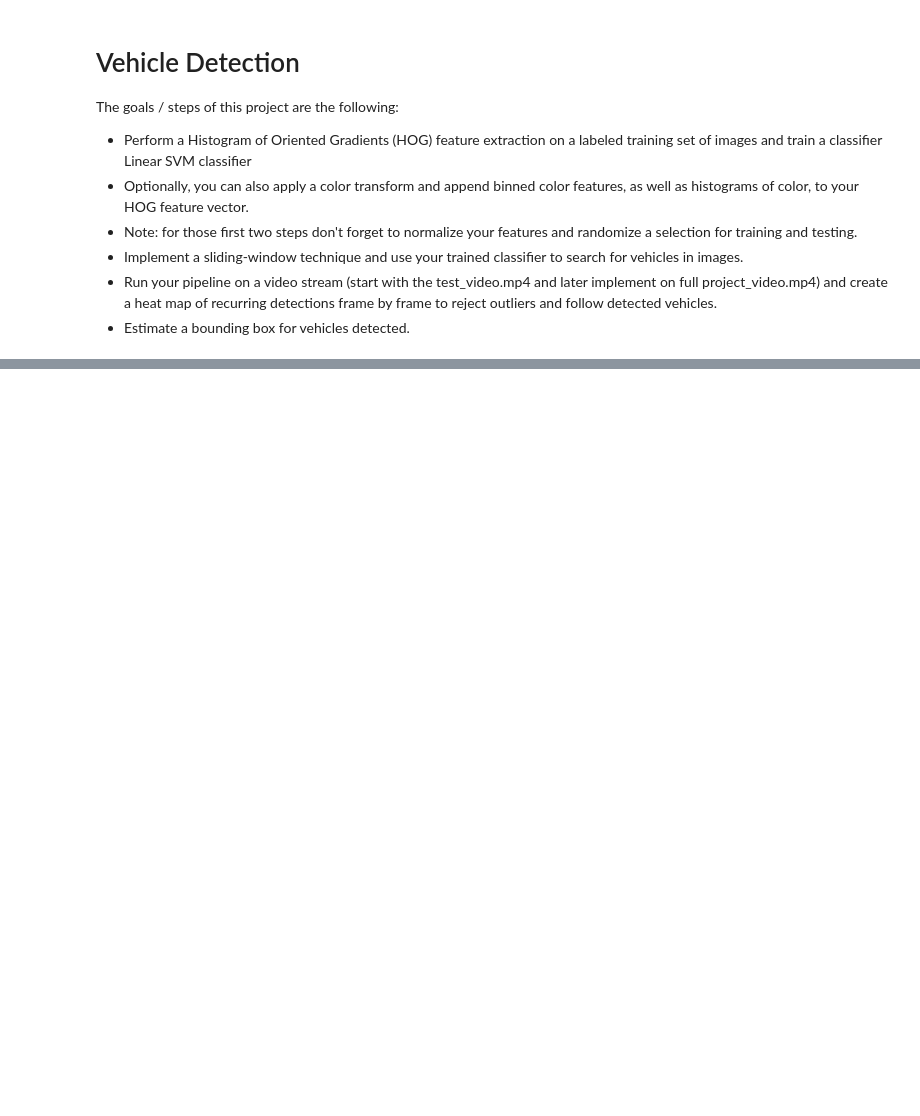
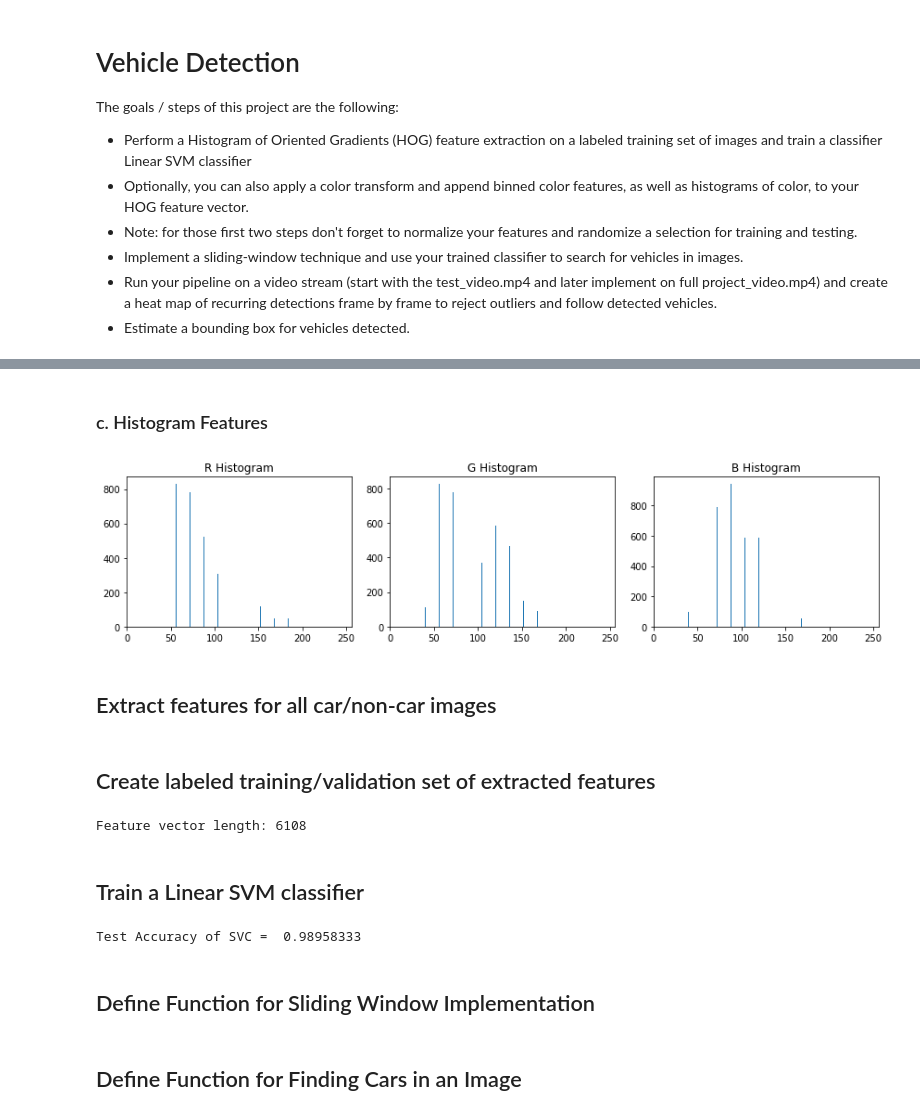
Before and after one commit to mkoehnke/CarND-Vehicle-Detection, a Jupyter notebook: Vehilce-Detection.ipynb, the cells around one changed output, grey strips where cells are left out. Saved outputs shown, nothing was run; the diff lists cells and outputs as text; code cells hidden in the pictures; blank space fills up the shorter version.

```diff
--- a/Vehilce-Detection.ipynb
+++ b/Vehilce-Detection.ipynb
@@ -43,0 +245,26 @@ show_images(car_image, noncar_image, 'Car', 'Non Car')
+# %% [markdown]
+### c. Histogram Features
+# %%
+rh, gh, bh, bincen, feature_vec = color_hist(example_rgb_image, hist_bins)
+
+if rh is not None:
+    fig = plt.figure(figsize=(12,3))
+    plt.subplot(131)
+    plt.bar(bincen, rh[0])
+    plt.xlim(0, 256)
+    plt.title('R Histogram')
+    plt.subplot(132)
+    plt.bar(bincen, gh[0])
+    plt.xlim(0, 256)
+    plt.title('G Histogram')
+    plt.subplot(133)
+    plt.bar(bincen, bh[0])
+    plt.xlim(0, 256)
+    plt.title('B Histogram')
+    fig.tight_layout()
+else:
+    print('Your function is returning None for at least one variable...')
+# %% [output]
+[figure, added]
+# %% [markdown]
+## Extract features for all car/non-car images
@@ -43,0 +284,34 @@ show_images(car_image, noncar_image, 'Car', 'Non Car')
+# %% [markdown]
+## Create labeled training/validation set of extracted features
+# %%
+X = np.vstack((car_features, noncar_features)).astype(np.float64)
+# Fit a per-column scaler
+X_scaler = StandardScaler().fit(X)
+# Apply the scaler to X
+scaled_X = X_scaler.transform(X)
+
+# Normalise input
+X = normalise(X)
+
+# Define the labels vector
+y = np.hstack((np.ones(len(car_features)), np.zeros(len(noncar_features))))
+
+# Split up data into randomized training and test sets
+X_train, X_test, y_train, y_test = train_test_split(
+    scaled_X, y, test_size=0.2, random_state=42)
+
+print('Feature vector length:', len(X_train[0]))
+# %% [output]
+Feature vector length: 6108
+# %% [markdown]
+## Train a Linear SVM classifier
+# %%
+# Use a linear SVC
+svc = LinearSVC()
+svc.fit(X_train, y_train)
+svc_score = round(svc.score(X_test, y_test), 8)
+print('Test Accuracy of SVC = ', svc_score)
+# %% [output]
+Test Accuracy of SVC =  0.98958333
+# %% [markdown]
+## Define Function for Sliding Window Implementation
@@ -43,0 +398,2 @@ show_images(car_image, noncar_image, 'Car', 'Non Car')
+# %% [markdown]
+## Define Function for Finding Cars in an Image
```
Also changed, not shown: parts of 27 cells of this notebook, 1 other file.
